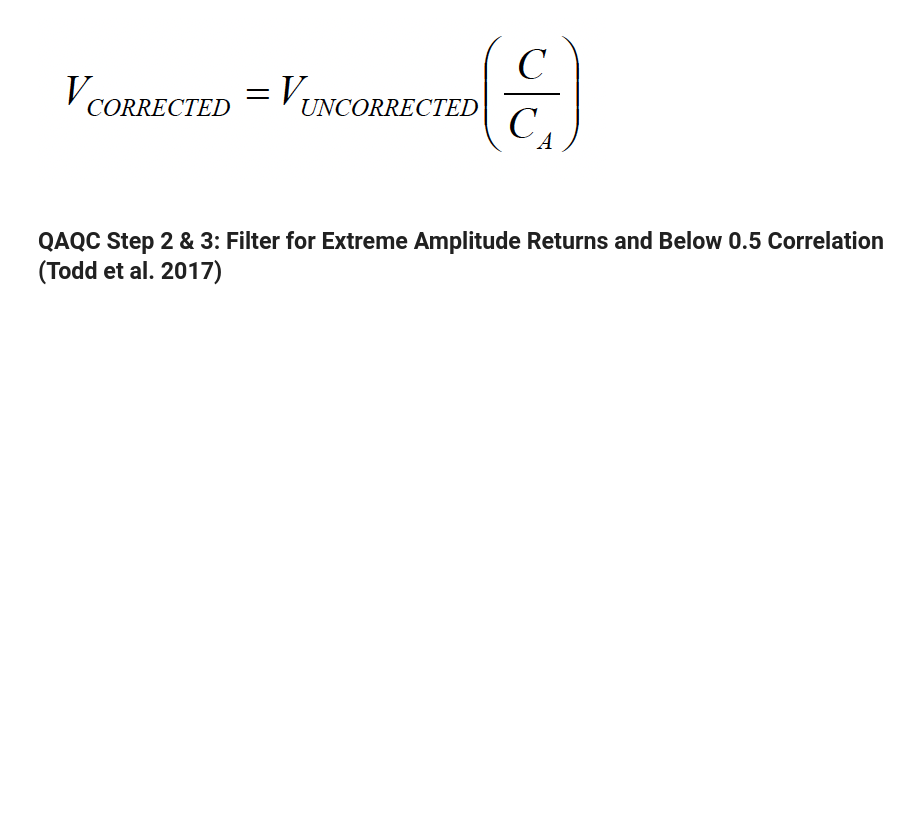
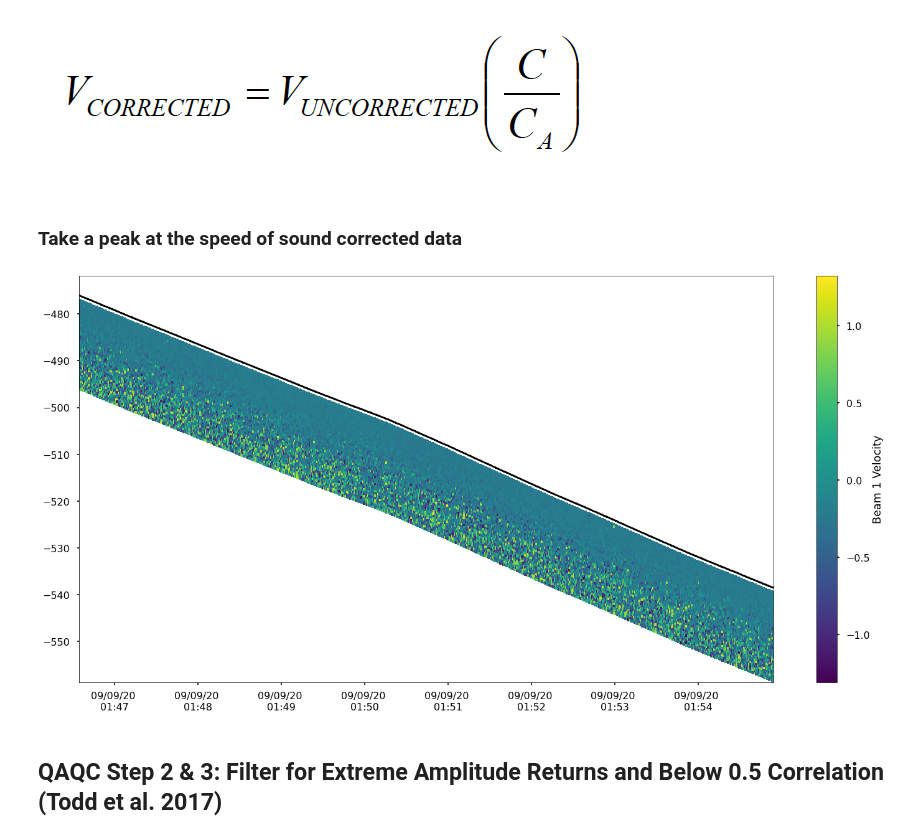
Before and after one commit to JGradone/Slocum-AD2CP, a Jupyter notebook: notebooks/01_AD2CP_Processing.ipynb, the cells around one changed output. Saved outputs shown, nothing was run; the diff lists cells and outputs as text; code cells hidden in the pictures; blank space fills up the shorter version.

```diff
--- a/notebooks/01_AD2CP_Processing.ipynb
+++ b/notebooks/01_AD2CP_Processing.ipynb
@@ -135,8 +186,3 @@ plt.gca().xaxis.set_major_formatter(myFmtlong)
 Where C is the real sound speed at the transducer, and CA is the speed of sound used by the ADCP. CA used by the Nortek AD2CP is 1500 m/s.
 # %% [markdown]
 ![Screen%20Shot%202022-01-22%20at%209.50.32%20AM.png](attachment:Screen%20Shot%202022-01-22%20at%209.50.32%20AM.png)
-# %%
-df.beam1vel.values = correct_sound_speed(df.beam1vel, df.speedofsound, 1500)
-df.beam2vel.values = correct_sound_speed(df.beam2vel, df.speedofsound, 1500)
-df.beam3vel.values = correct_sound_speed(df.beam3vel, df.speedofsound, 1500)
-df.beam4vel.values = correct_sound_speed(df.beam4vel, df.speedofsound, 1500)
@@ -145,2 +189,21 @@ tot_ad2cp.beam1vel.values = correct_sound_speed(df.beam1vel, df.speedofsound, 15
+# %%
+## Correct for local speed of sound
+df = correct_sound_speed(df)
+# %% [markdown]
+### Take a peak at the speed of sound corrected data
+# %%
+[x,y]=np.meshgrid(df['time'],df['Velocity Range'])
+[bdepth,bbins]=np.meshgrid(df['Pressure'],df['Velocity Range'])
+
+by=bdepth+bbins
+
+fig = plt.figure(figsize=(25,12))
+
+plt.pcolormesh(x[:,12000:14000],-by[:,12000:14000],df['VelocityBeam1'][:,12000:14000])
+plt.plot(df['time'][12000:14000],-df['Pressure'][12000:14000],'k')
+plt.colorbar(label='Beam 1 Velocity')
+plt.gca().xaxis.set_major_formatter(myFmtlong)
+# %% [output]
+[figure, added]
 # %% [markdown]
 ## QAQC Step 2 & 3: Filter for Extreme Amplitude Returns and Below 0.5 Correlation (Todd et al. 2017)
```
Also changed, not shown: parts of 24 cells of this notebook, 1 other file.
